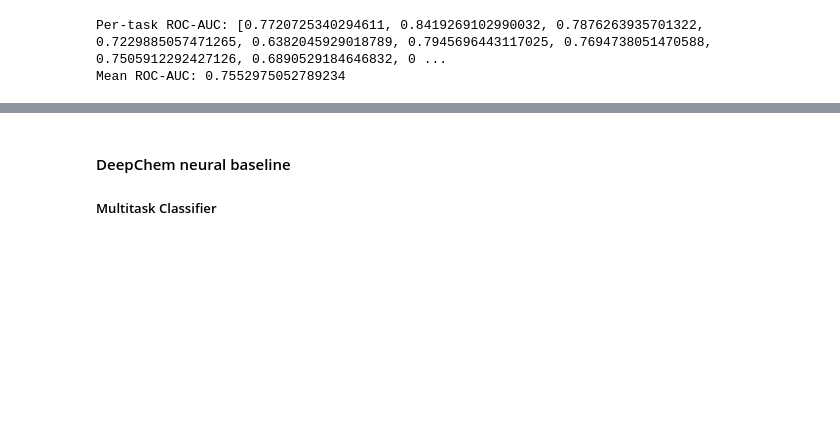
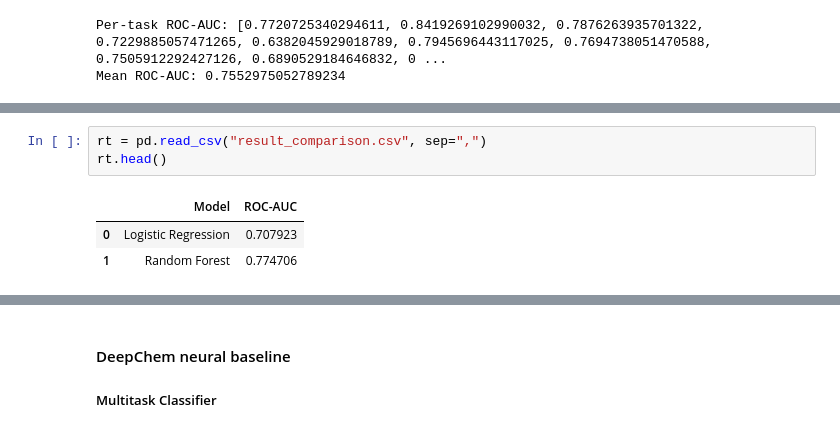
Before and after one commit to elisabethgrasia/toxicity-prediction, a Jupyter notebook: notebook/data_exploration.ipynb, the cells around one changed output, grey strips where cells are left out. Cells and saved outputs as stored; diff of their text form; blank space fills up the shorter version.

```diff
--- a/notebook/data_exploration.ipynb
+++ b/notebook/data_exploration.ipynb
@@ -186,0 +323,7 @@ Mean ROC-AUC: 0.7552975052789234
+# %%
+rt = pd.read_csv("result_comparison.csv", sep=",")
+rt.head()
+# %% [output]
+|  | Model | ROC-AUC |
+| 0 | Logistic Regression | 0.707923 |
+| 1 | Random Forest | 0.774706 |
```
Also changed, not shown: parts of 26 cells of this notebook, 2 other files.
